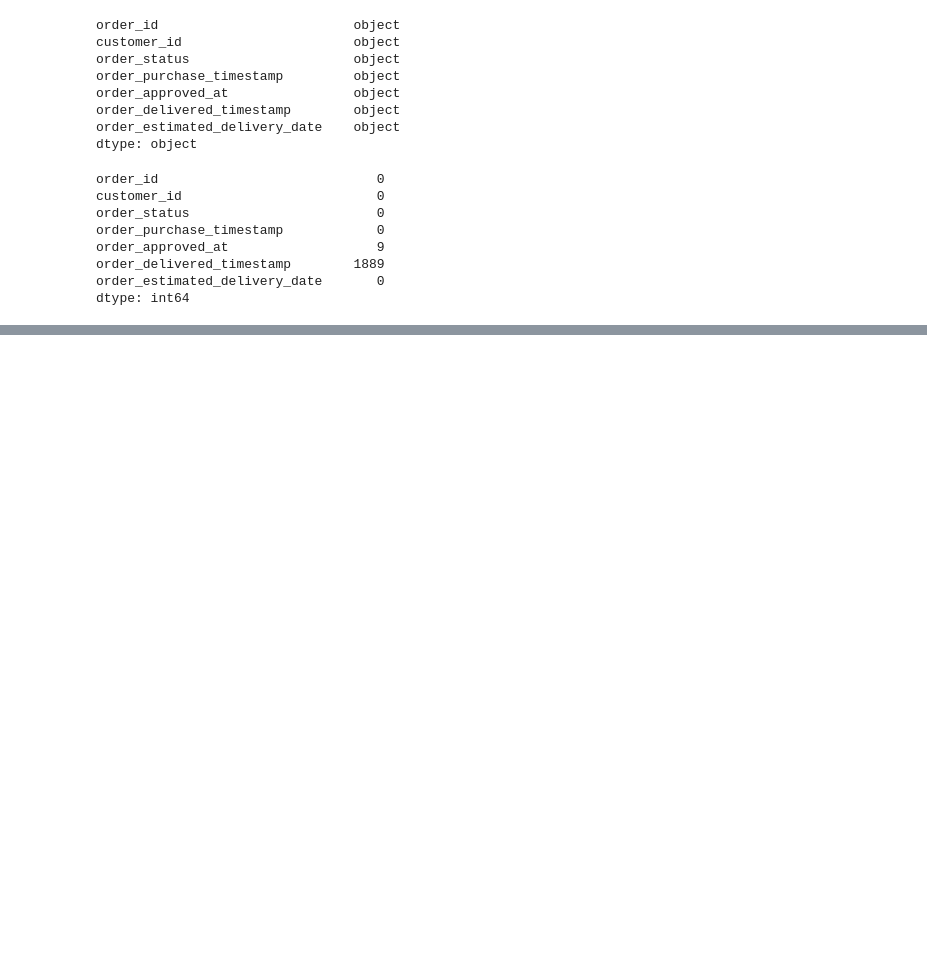
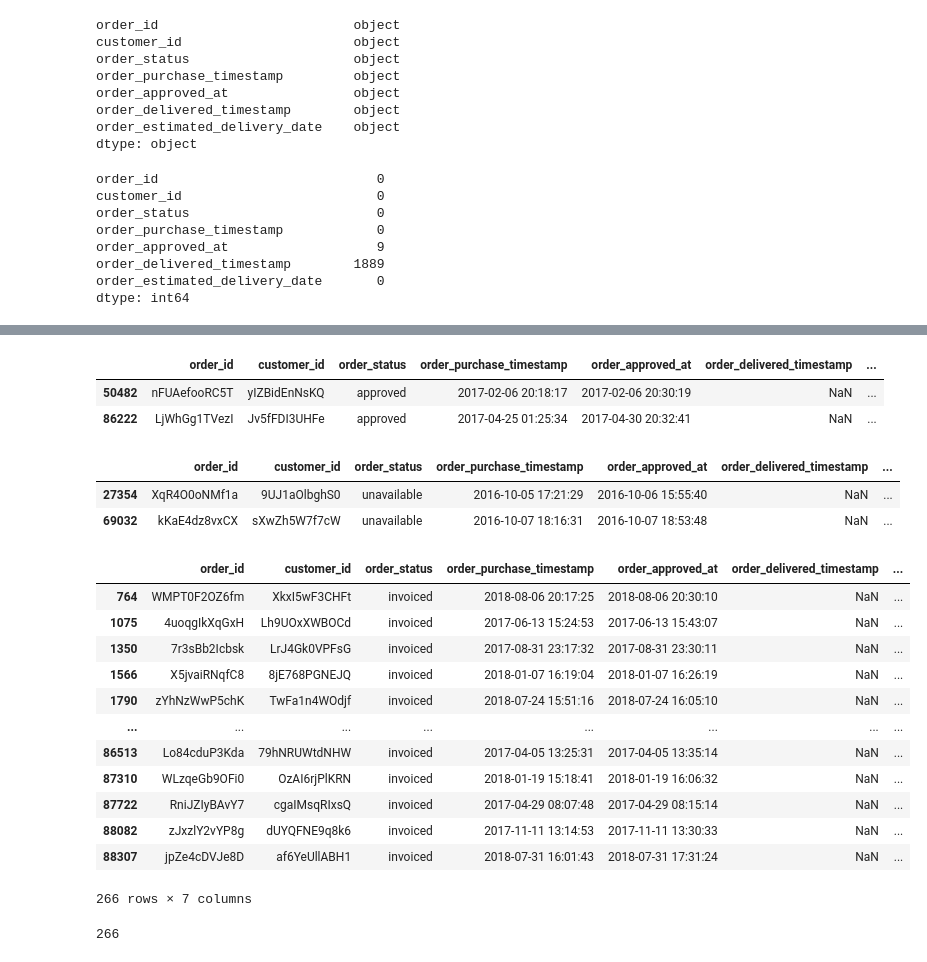
Before and after one commit to JatinY459/ecommerce-data-analysis, a Jupyter notebook: notebooks/01_data_overview.ipynb, the cells around one changed output, grey strips where cells are left out. Cells and saved outputs as stored; diff of their text form; code cells hidden in the pictures; blank space fills up the shorter version.

```diff
--- a/notebooks/01_data_overview.ipynb
+++ b/notebooks/01_data_overview.ipynb
@@ -120,0 +200,32 @@ dtype: int64
+# %%
+orders[orders['order_status']=='approved']
+# %% [output]
+|  | order_id | customer_id | order_status | order_purchase_timestamp | order_approved_at | order_delivered_timestamp | ... |
+| 50482 | nFUAefooRC5T | yIZBidEnNsKQ | approved | 2017-02-06 20:18:17 | 2017-02-06 20:30:19 | NaN | ... |
+| 86222 | LjWhGg1TVezI | Jv5fFDI3UHFe | approved | 2017-04-25 01:25:34 | 2017-04-30 20:32:41 | NaN | ... |
+# %%
+orders[orders['order_status']=='unavailable']
+# %% [output]
+|  | order_id | customer_id | order_status | order_purchase_timestamp | order_approved_at | order_delivered_timestamp | ... |
+| 27354 | XqR4O0oNMf1a | 9UJ1aOlbghS0 | unavailable | 2016-10-05 17:21:29 | 2016-10-06 15:55:40 | NaN | ... |
+| 69032 | kKaE4dz8vxCX | sXwZh5W7f7cW | unavailable | 2016-10-07 18:16:31 | 2016-10-07 18:53:48 | NaN | ... |
+# %%
+orders[orders['order_status']=='invoiced']
+# %% [output]
+|  | order_id | customer_id | order_status | order_purchase_timestamp | order_approved_at | order_delivered_timestamp | ... |
+| 764 | WMPT0F2OZ6fm | XkxI5wF3CHFt | invoiced | 2018-08-06 20:17:25 | 2018-08-06 20:30:10 | NaN | ... |
+| 1075 | 4uoqgIkXqGxH | Lh9UOxXWBOCd | invoiced | 2017-06-13 15:24:53 | 2017-06-13 15:43:07 | NaN | ... |
+| 1350 | 7r3sBb2Icbsk | LrJ4Gk0VPFsG | invoiced | 2017-08-31 23:17:32 | 2017-08-31 23:30:11 | NaN | ... |
+| 1566 | X5jvaiRNqfC8 | 8jE768PGNEJQ | invoiced | 2018-01-07 16:19:04 | 2018-01-07 16:26:19 | NaN | ... |
+| 1790 | zYhNzWwP5chK | TwFa1n4WOdjf | invoiced | 2018-07-24 15:51:16 | 2018-07-24 16:05:10 | NaN | ... |
+| ... | ... | ... | ... | ... | ... | ... | ... |
+| 86513 | Lo84cduP3Kda | 79hNRUWtdNHW | invoiced | 2017-04-05 13:25:31 | 2017-04-05 13:35:14 | NaN | ... |
+| 87310 | WLzqeGb9OFi0 | OzAI6rjPlKRN | invoiced | 2018-01-19 15:18:41 | 2018-01-19 16:06:32 | NaN | ... |
+| 87722 | RniJZIyBAvY7 | cgaIMsqRIxsQ | invoiced | 2017-04-29 08:07:48 | 2017-04-29 08:15:14 | NaN | ... |
+| 88082 | zJxzlY2vYP8g | dUYQFNE9q8k6 | invoiced | 2017-11-11 13:14:53 | 2017-11-11 13:30:33 | NaN | ... |
+| 88307 | jpZe4cDVJe8D | af6YeUllABH1 | invoiced | 2018-07-31 16:01:43 | 2018-07-31 17:31:24 | NaN | ... |
+266 rows × 7 columns
+# %%
+len(orders[(orders['order_status'] == 'invoiced') & (orders['order_delivered_timestamp'].isna())])
+# %% [output]
+266
```
Also changed, not shown: parts of 14 cells of this notebook.
